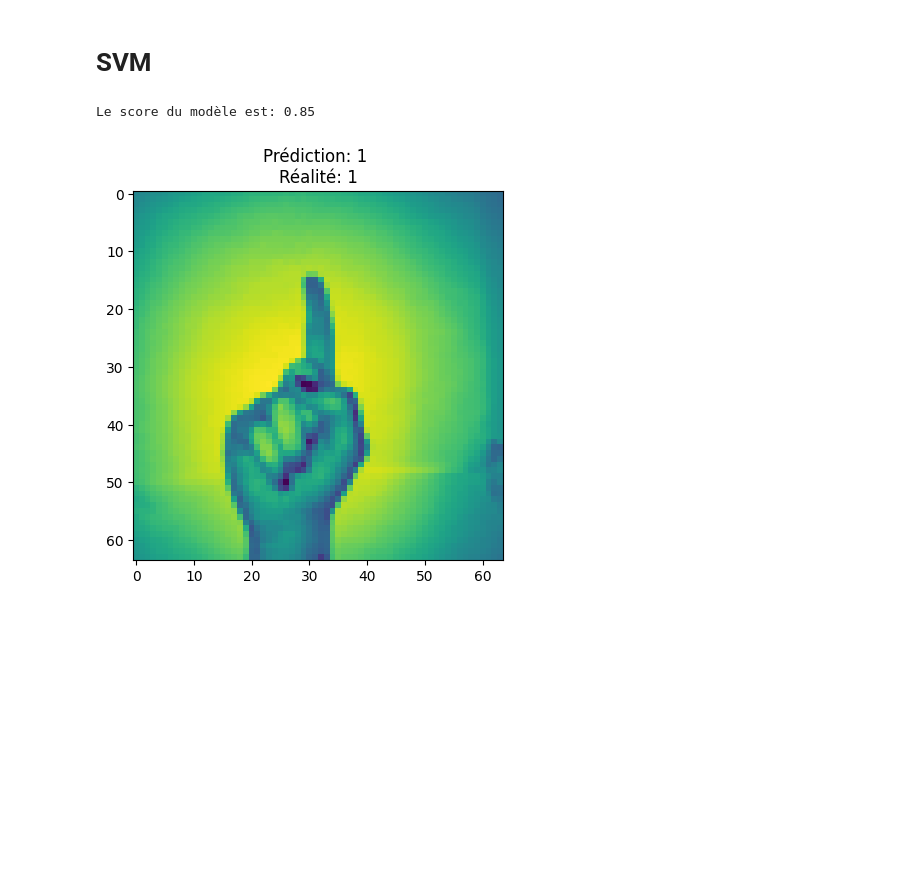
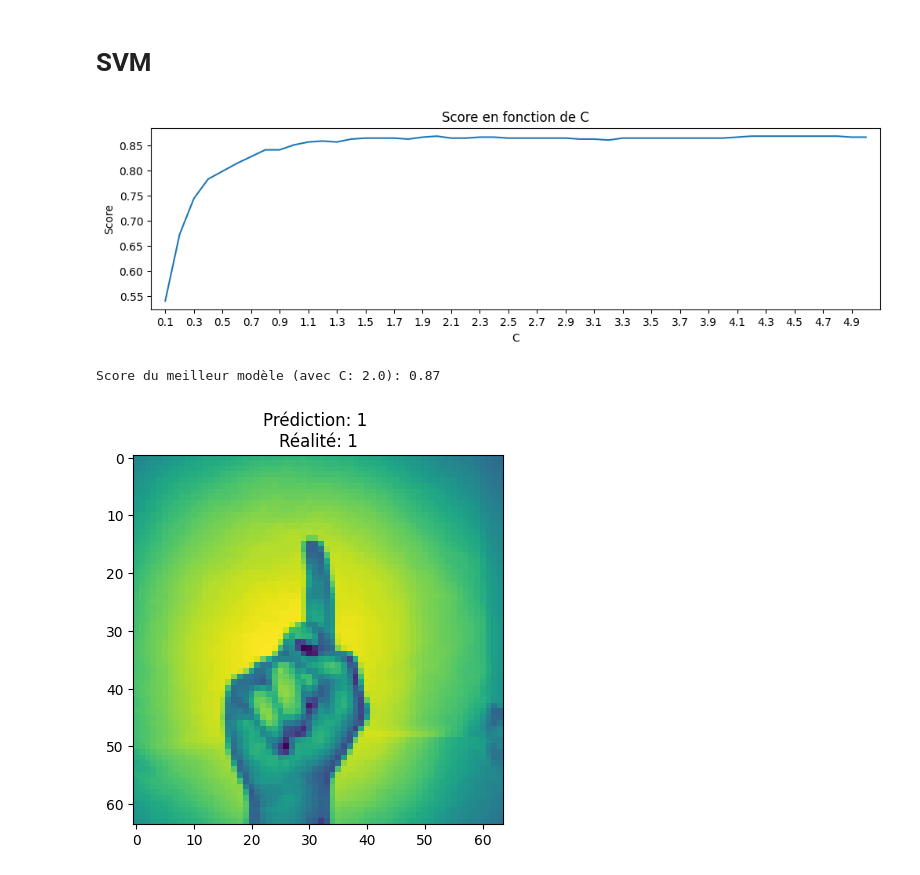
Before and after one commit to A-INDUSTRIES/machlearn-projet, a Jupyter notebook: 5-svm.ipynb, the cells around one changed output. Cells and saved outputs as stored; diff of their text form; code cells hidden in the pictures; blank space fills up the shorter version.

```diff
--- a/5-svm.ipynb
+++ b/5-svm.ipynb
@@ -25,21 +25,38 @@ y = y.astype(int)
 # %%
 X_train, X_test, y_train, y_test = train_test_split(X, y, test_size=0.25, random_state=420)
 
-# A FAIRE
-svm = SVC()
-svm.fit(X_train, y_train)
+svms = []
+scores = []
+C_max = 5.1
 
-score = svm.score(X_test, y_test)
+for c in np.arange(0.1, C_max, 0.1):
+    svm = SVC(C=c)
+    svm.fit(X_train, y_train)
+    svms.append(svm)
 
-print(f"Le score du modèle est: {score:.2f}")
+    score = svm.score(X_test, y_test)
+    scores.append(score)
 
-prediction = svm.predict([X_test[0]])
+plt.figure(figsize=(12, 3))
+plt.plot(np.arange(0.1, C_max, 0.1), scores)
+plt.title("Score en fonction de C")
+plt.xlabel("C")
+plt.ylabel("Score")
+plt.xticks(np.arange(0.1, C_max, 0.2))
+plt.xlim((0, C_max))
+plt.show()
+
+best_svm = svms[scores.index(max(scores))]
+print(f"Score du meilleur modèle (avec C: {(scores.index(max(scores))+1)*0.1}): {max(scores):.2f}")
+
+prediction = best_svm.predict([X_test[0]])
 plt.imshow(X_test[0].reshape((IMAGE_SIZE, IMAGE_SIZE)))
 plt.title(f"Prédiction: {prediction[0]} \nRéalité: {y_test[0]}")
 plt.show()
 # %% [output]
+[figure, new version]
-Le score du modèle est: 0.85
+Score du meilleur modèle (avec C: 2.0): 0.87
-[figure, old version]
+[figure, added]
 # %%
 ConfusionMatrixDisplay.from_estimator(svm, X_test, y_test, cmap=plt.cm.Blues, display_labels=range(0, 10), normalize="true")
 plt.show()
```
Also changed, not shown: parts of 1 cell of this notebook.
